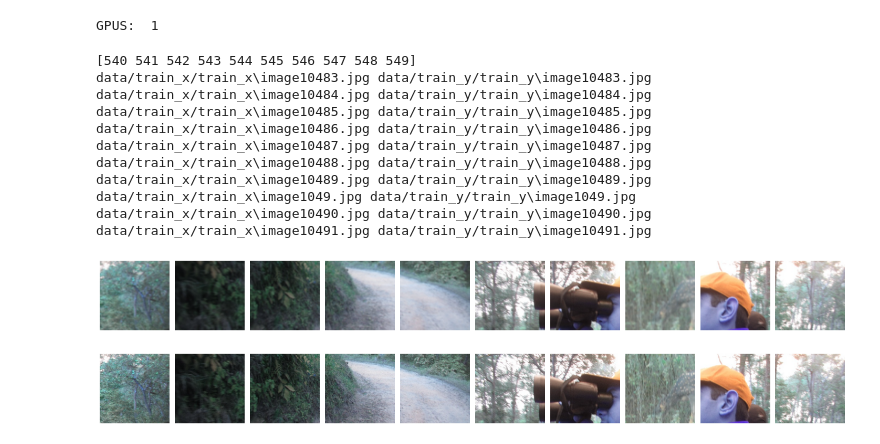
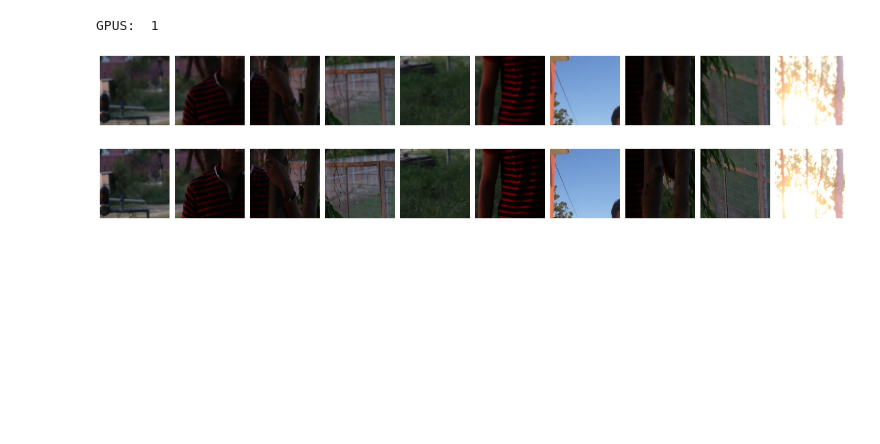
Before and after one commit to AryanSethi/No-Blur, a Jupyter notebook: UNet_deblurring_architecture.ipynb, the cells around one changed output. Drawn from its saved outputs; the diff is of its cells as text; code cells hidden in the pictures; blank space fills up the shorter version.

Commit message:
Trained model, very bad acc scores. will try again

```diff
--- a/UNet_deblurring_architecture.ipynb
+++ b/UNet_deblurring_architecture.ipynb
@@ -47,20 +47,22 @@ class DataGenerator(Sequence):
     Y = np.empty((self.batch_size, *self.output_size, 3))
 
     indices = self.indices[idx*(self.batch_size): (idx+1)*(self.batch_size)]
-    print(indices)
+
 
     for i,j in enumerate(indices):
       img_path = os.path.join(self.base_dir,self.all_x[j])
       img_path2 = os.path.join(self.base_dir2,self.all_y[j])
 
       img  = cv2.imread(img_path)
-      img= cv2.resize(img,(256,256))
+      img= cv2.resize(cv2.cvtColor(img,cv2.COLOR_BGR2RGB),(128,128))
       img2 = cv2.imread(img_path2)
-      img2= cv2.resize(img2,(256,256))
+      img2= cv2.resize(cv2.cvtColor(img2,cv2.COLOR_BGR2RGB),(128,128))
 #       print(img_path,img_path2)
 
       X[i,] = img
       Y[i,] = img2
+    X= X.astype('float32')/255
+    Y= Y.astype('float32')/255
 
     return X, Y
 # %%
@@ -74,23 +76,12 @@ def plotImages(images_arr):
   plt.tight_layout()
   plt.show()
 # %%
-train = DataGenerator('data/train_x/train_x','data/train_y/train_y',(256, 256), batch_size=10, shuffle=False)
-test  = DataGenerator('data/test_x/test_x','data/test_y/test_y',(256, 256), batch_size=10, shuffle=False)
+train = DataGenerator('data/train_x/train_x','data/train_y/train_y',(128,128), batch_size=128, shuffle=False)
+test  = DataGenerator('data/test_x/test_x','data/test_y/test_y',(128,128), batch_size=128, shuffle=False)
 # %%
-xx,yy=train[54]
+x,y=train[32]
 plotImages(xx)
 plotImages(yy)
 # %% [output]
-[540 541 542 543 544 545 546 547 548 549]
-data/train_x/train_x\image10483.jpg data/train_y/train_y\image10483.jpg
-data/train_x/train_x\image10484.jpg data/train_y/train_y\image10484.jpg
-data/train_x/train_x\image10485.jpg data/train_y/train_y\image10485.jpg
-data/train_x/train_x\image10486.jpg data/train_y/train_y\image10486.jpg
-data/train_x/train_x\image10487.jpg data/train_y/train_y\image10487.jpg
-data/train_x/train_x\image10488.jpg data/train_y/train_y\image10488.jpg
-data/train_x/train_x\image10489.jpg data/train_y/train_y\image10489.jpg
-data/train_x/train_x\image1049.jpg data/train_y/train_y\image1049.jpg
-data/train_x/train_x\image10490.jpg data/train_y/train_y\image10490.jpg
-data/train_x/train_x\image10491.jpg data/train_y/train_y\image10491.jpg
-[figure, old version]
+[figure, new version]
-[figure, old version]
+[figure, new version]
```
Also changed, not shown: parts of 8 cells of this notebook.
